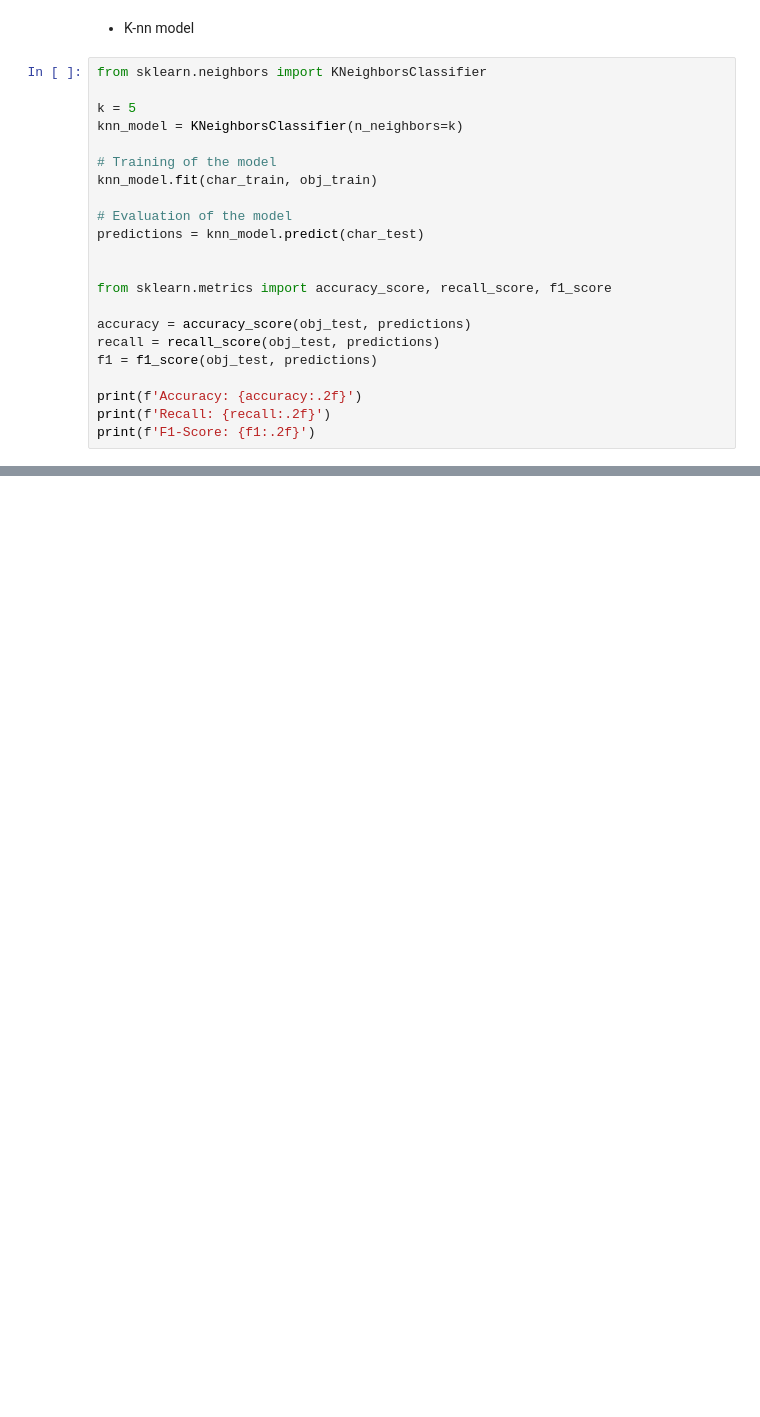
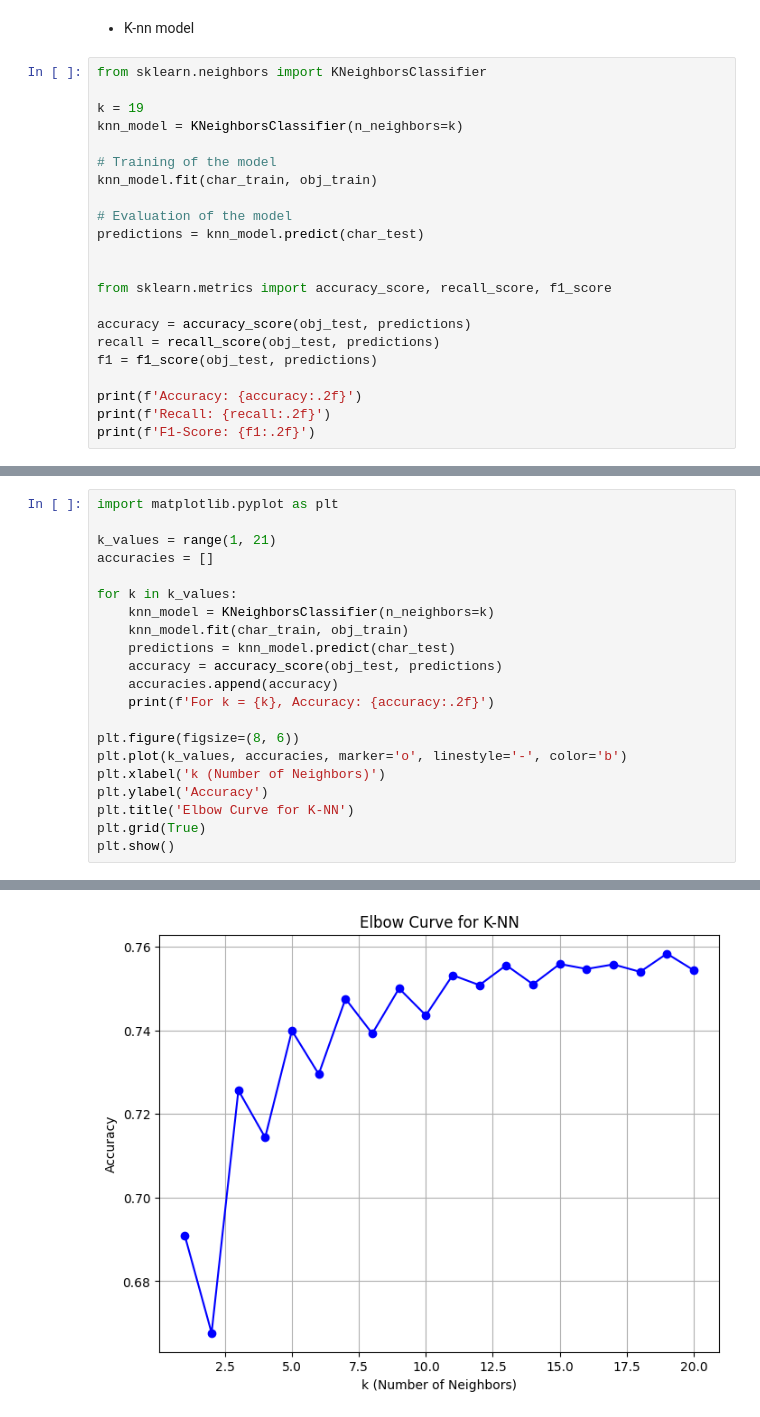
Before and after one commit to ptorija/Non-Probabilistic-Heart-Disease-Prediction, a Jupyter notebook: k-nn/k-nn.ipynb, the cells around one changed output, grey strips where cells are left out. Drawn from its saved outputs; the diff is of its cells as text; blank space fills up the shorter version.

```diff
--- a/k-nn/k-nn.ipynb
+++ b/k-nn/k-nn.ipynb
@@ -28,7 +28,7 @@ data[columns_to_normalize] = scaler.fit_transform(data[columns_to_normalize])
 # %%
 from sklearn.neighbors import KNeighborsClassifier
 
-k = 5
+k = 19
 knn_model = KNeighborsClassifier(n_neighbors=k)
 
 # Training of the model
@@ -49,0 +56,22 @@ print(f'F1-Score: {f1:.2f}')
+# %%
+import matplotlib.pyplot as plt
+
+k_values = range(1, 21)
+accuracies = []
+
+for k in k_values:
+    knn_model = KNeighborsClassifier(n_neighbors=k)
+    knn_model.fit(char_train, obj_train)
+    predictions = knn_model.predict(char_test)
+    accuracy = accuracy_score(obj_test, predictions)
+    accuracies.append(accuracy)
+    print(f'For k = {k}, Accuracy: {accuracy:.2f}')
+
+plt.figure(figsize=(8, 6))
+plt.plot(k_values, accuracies, marker='o', linestyle='-', color='b')
+plt.xlabel('k (Number of Neighbors)')
+plt.ylabel('Accuracy')
+plt.title('Elbow Curve for K-NN')
+plt.grid(True)
+plt.show()
+# %% [output]
@@ -49,0 +98 @@ print(f'F1-Score: {f1:.2f}')
+[figure, added]
```
Also changed, not shown: parts of 7 cells of this notebook, 14 other files.
